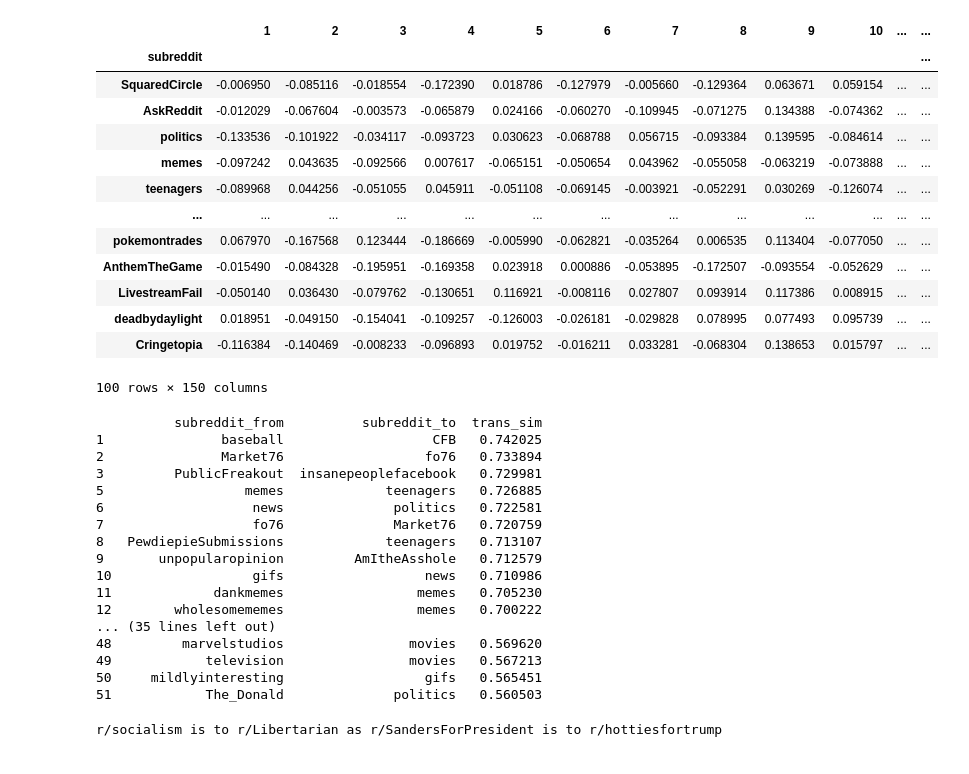
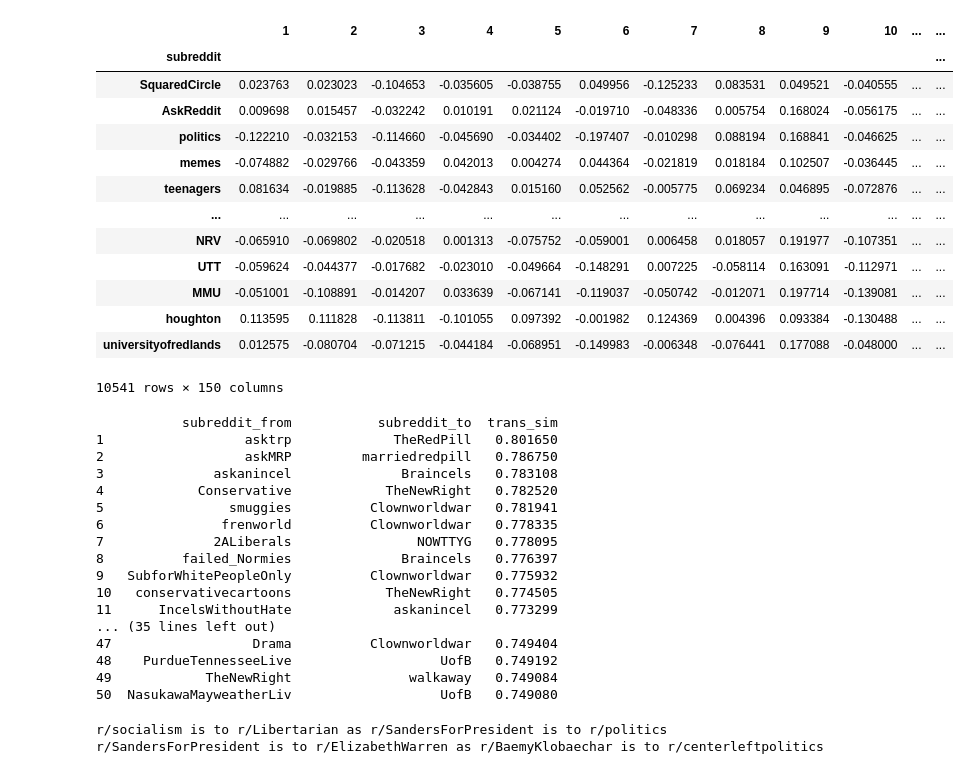
Before and after one commit to CSSLab/political-subreddits, a Jupyter notebook: Analogy_Dimensions.ipynb, the cells around one changed output. Drawn from its saved outputs; the diff is of its cells as text; code cells hidden in the pictures.

```diff
--- a/Analogy_Dimensions.ipynb
+++ b/Analogy_Dimensions.ipynb
@@ -8,25 +8,25 @@ import numpy as np
 import pandas as pd
 # %%
 TIME_FRAME = "biweekly"
-subreddits, vectors  = load_embedding("/h/224/cameron/Political-Subreddit-Embedding/trained_embeddings/adapted_vecs.txt",nrows=100)
+subreddits, vectors  = load_embedding("/h/224/cameron/Political-Subreddit-Embedding/trained_embeddings/vecs_0.001_15.0.txt")
 embedding = pd.concat([subreddits, vectors], axis=1).set_index("subreddit")
 del subreddits, vectors
 embedding
 # %% [output]
 |  | 1 | 2 | 3 | 4 | 5 | 6 | 7 | 8 | 9 | 10 | ... | ... |
 | subreddit |  |  |  |  |  |  |  |  |  |  |  | ... |
-| SquaredCircle | -0.006950 | -0.085116 | -0.018554 | -0.172390 | 0.018786 | -0.127979 | -0.005660 | -0.129364 | 0.063671 | 0.059154 | ... | ... |
-| AskReddit | -0.012029 | -0.067604 | -0.003573 | -0.065879 | 0.024166 | -0.060270 | -0.109945 | -0.071275 | 0.134388 | -0.074362 | ... | ... |
-| politics | -0.133536 | -0.101922 | -0.034117 | -0.093723 | 0.030623 | -0.068788 | 0.056715 | -0.093384 | 0.139595 | -0.084614 | ... | ... |
-| memes | -0.097242 | 0.043635 | -0.092566 | 0.007617 | -0.065151 | -0.050654 | 0.043962 | -0.055058 | -0.063219 | -0.073888 | ... | ... |
-| teenagers | -0.089968 | 0.044256 | -0.051055 | 0.045911 | -0.051108 | -0.069145 | -0.003921 | -0.052291 | 0.030269 | -0.126074 | ... | ... |
+| SquaredCircle | 0.023763 | 0.023023 | -0.104653 | -0.035605 | -0.038755 | 0.049956 | -0.125233 | 0.083531 | 0.049521 | -0.040555 | ... | ... |
+| AskReddit | 0.009698 | 0.015457 | -0.032242 | 0.010191 | 0.021124 | -0.019710 | -0.048336 | 0.005754 | 0.168024 | -0.056175 | ... | ... |
+| politics | -0.122210 | -0.032153 | -0.114660 | -0.045690 | -0.034402 | -0.197407 | -0.010298 | 0.088194 | 0.168841 | -0.046625 | ... | ... |
+| memes | -0.074882 | -0.029766 | -0.043359 | 0.042013 | 0.004274 | 0.044364 | -0.021819 | 0.018184 | 0.102507 | -0.036445 | ... | ... |
+| teenagers | 0.081634 | -0.019885 | -0.113628 | -0.042843 | 0.015160 | 0.052562 | -0.005775 | 0.069234 | 0.046895 | -0.072876 | ... | ... |
 | ... | ... | ... | ... | ... | ... | ... | ... | ... | ... | ... | ... | ... |
-| pokemontrades | 0.067970 | -0.167568 | 0.123444 | -0.186669 | -0.005990 | -0.062821 | -0.035264 | 0.006535 | 0.113404 | -0.077050 | ... | ... |
-| AnthemTheGame | -0.015490 | -0.084328 | -0.195951 | -0.169358 | 0.023918 | 0.000886 | -0.053895 | -0.172507 | -0.093554 | -0.052629 | ... | ... |
-| LivestreamFail | -0.050140 | 0.036430 | -0.079762 | -0.130651 | 0.116921 | -0.008116 | 0.027807 | 0.093914 | 0.117386 | 0.008915 | ... | ... |
-| deadbydaylight | 0.018951 | -0.049150 | -0.154041 | -0.109257 | -0.126003 | -0.026181 | -0.029828 | 0.078995 | 0.077493 | 0.095739 | ... | ... |
-| Cringetopia | -0.116384 | -0.140469 | -0.008233 | -0.096893 | 0.019752 | -0.016211 | 0.033281 | -0.068304 | 0.138653 | 0.015797 | ... | ... |
+| NRV | -0.065910 | -0.069802 | -0.020518 | 0.001313 | -0.075752 | -0.059001 | 0.006458 | 0.018057 | 0.191977 | -0.107351 | ... | ... |
+| UTT | -0.059624 | -0.044377 | -0.017682 | -0.023010 | -0.049664 | -0.148291 | 0.007225 | -0.058114 | 0.163091 | -0.112971 | ... | ... |
+| MMU | -0.051001 | -0.108891 | -0.014207 | 0.033639 | -0.067141 | -0.119037 | -0.050742 | -0.012071 | 0.197714 | -0.139081 | ... | ... |
+| houghton | 0.113595 | 0.111828 | -0.113811 | -0.101055 | 0.097392 | -0.001982 | 0.124369 | 0.004396 | 0.093384 | -0.130488 | ... | ... |
+| universityofredlands | 0.012575 | -0.080704 | -0.071215 | -0.044184 | -0.068951 | -0.149983 | -0.006348 | -0.076441 | 0.177088 | -0.048000 | ... | ... |
-100 rows × 150 columns
+10541 rows × 150 columns
 # %%
 tqdm.pandas()
 def find_closest(transformation,embedding,subreddit="politics",vec=None,exclude=[]):
@@ -38,9 +38,10 @@ def find_closest(transformation,embedding,subreddit="politics",vec=None,exclude=
     all_other_vecs = embedding[~embedding.index.isin(exclude+[subreddit])]
     similarity = np.apply_along_axis(lambda x : cos_sim(transformed,x), 1, all_other_vecs)
     winner_ind = similarity.argmax()
+
     return all_other_vecs.index.values[winner_ind], similarity[winner_ind]
 
-def get_transformation(sub_a,sub_ap,embedding):
+def get_transformation(sub_a,sub_ap,embedding,add=False):
     """
         sub_a is to sub_ap
         sub_ap - sub_a
@@ -50,7 +51,7 @@ def get_transformation(sub_a,sub_ap,embedding):
     assert sub_ap in embedding.index.values, "{} is not in the dataset".format(sub_ap)
     vec_a = embedding.loc[sub_a].to_numpy().flatten()
     vec_ap = embedding.loc[sub_ap].to_numpy().flatten()
-    return vec_ap - vec_a
+    return vec_ap - vec_a if not add else vec_ap + vec_a
 
 def get_possible_fits(a,ap,embedding,k=10):
     trans = get_transformation(a,ap,embedding)
@@ -62,32 +63,32 @@ def get_possible_fits(a,ap,embedding,k=10):
     possible_fits = possible_fits[~possible_fits["subreddit_from"].isin([a,ap])]
     return possible_fits.head(k)
 
-# a = "socialism"
-# ap = "Libertarian"
+a = "socialism"
+ap = "Libertarian"
 # p1 = get_possible_fits(a,ap,embedding,k=20)
 # print(p1)
-a = "nba"
-ap = "nfl"
+a = "SandersForPresident"
+ap = "The_Donald"
 p2 = get_possible_fits(a,ap,embedding,k=50)
 print(p2)
 # %% [output]
-          subreddit_from          subreddit_to  trans_sim
-1               baseball                   CFB   0.742025
-2               Market76                  fo76   0.733894
-3         PublicFreakout  insanepeoplefacebook   0.729981
-5                  memes             teenagers   0.726885
-6                   news              politics   0.722581
-7                   fo76              Market76   0.720759
-8   PewdiepieSubmissions             teenagers   0.713107
-9       unpopularopinion         AmItheAsshole   0.712579
-10                  gifs                  news   0.710986
-11             dankmemes                 memes   0.705230
-12        wholesomememes                 memes   0.700222
+           subreddit_from           subreddit_to  trans_sim
+1                  asktrp             TheRedPill   0.801650
+2                  askMRP         marriedredpill   0.786750
+3              askanincel              Braincels   0.783108
+4            Conservative            TheNewRight   0.782520
+5                smuggies          Clownworldwar   0.781941
+6               frenworld          Clownworldwar   0.778335
+7              2ALiberals                NOWTTYG   0.778095
+8          failed_Normies              Braincels   0.776397
+9   SubforWhitePeopleOnly          Clownworldwar   0.775932
+10   conservativecartoons            TheNewRight   0.774505
+11      IncelsWithoutHate             askanincel   0.773299
 ... (35 lines left out)
-48         marvelstudios                movies   0.569620
-49            television                movies   0.567213
-50     mildlyinteresting                  gifs   0.565451
-51            The_Donald              politics   0.560503
+47                  Drama          Clownworldwar   0.749404
+48    PurdueTennesseeLive                   UofB   0.749192
+49            TheNewRight               walkaway   0.749084
+50  NasukawaMayweatherLiv                   UofB   0.749080
 # %%
 def analogy(sub_a,sub_ap,sub_b,embedding):
     """
@@ -111,8 +112,13 @@ a = "socialism"
 ap = "Libertarian"
 b = "SandersForPresident"
 print("r/{} is to r/{} as r/{} is to r/{}".format(a,ap,b,analogy(a,ap,b,embedding)))
+ap = "ElizabethWarren"
+b = "BaemyKlobaechar"
+a = "SandersForPresident"
+print("r/{} is to r/{} as r/{} is to r/{}".format(a,ap,b,analogy(a,ap,b,embedding)))
 # %% [output]
-r/socialism is to r/Libertarian as r/SandersForPresident is to r/hottiesfortrump
+r/socialism is to r/Libertarian as r/SandersForPresident is to r/politics
+r/SandersForPresident is to r/ElizabethWarren as r/BaemyKlobaechar is to r/centerleftpolitics
 # %%
 from itertools import combinations
 
```
Also changed, not shown: parts of 1 cell of this notebook, 13 other files.
